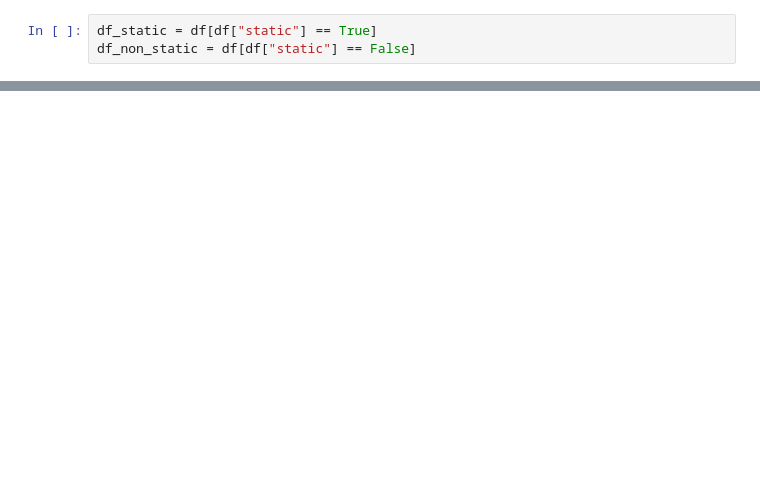
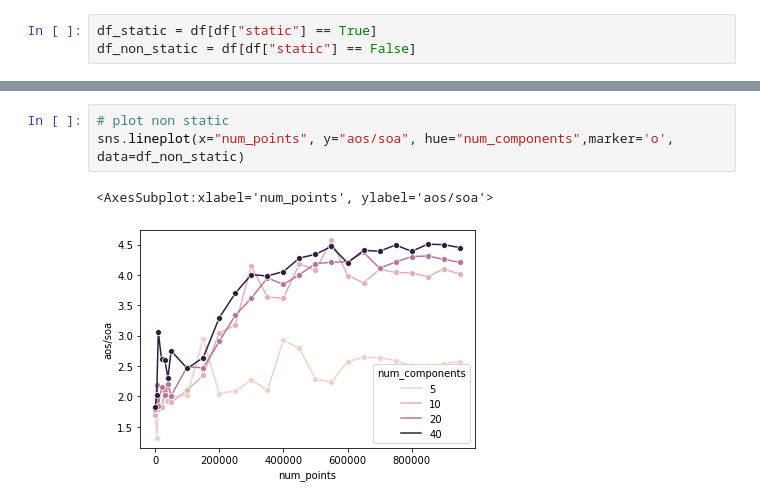
Before and after one commit to MeLikeyCode/data_oriented_design_expt, a Jupyter notebook: notebook.ipynb, the cells around one changed output, grey strips where cells are left out. Saved outputs shown, nothing was run; the diff lists cells and outputs as text; blank space fills up the shorter version.

```diff
--- a/notebook.ipynb
+++ b/notebook.ipynb
@@ -13 +39,7 @@ df_non_static = df[df["static"] == False]
+# %%
+# plot non static
+sns.lineplot(x="num_points", y="aos/soa", hue="num_components",marker='o', data=df_non_static)
+# %% [output]
+<AxesSubplot:xlabel='num_points', ylabel='aos/soa'>
+[figure, added]
 # %%
```
Also changed, not shown: parts of 6 cells of this notebook, 2 other files.
